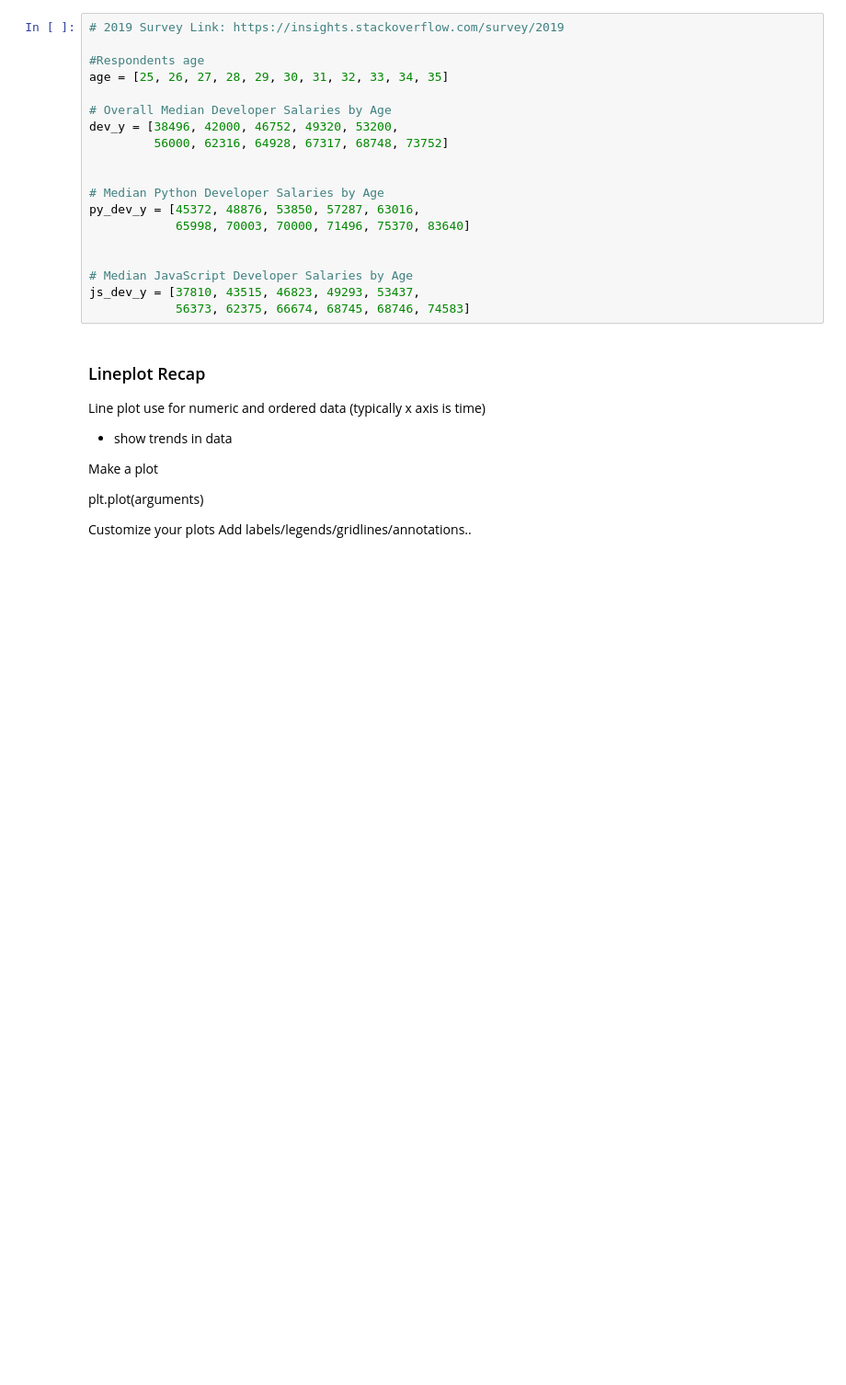
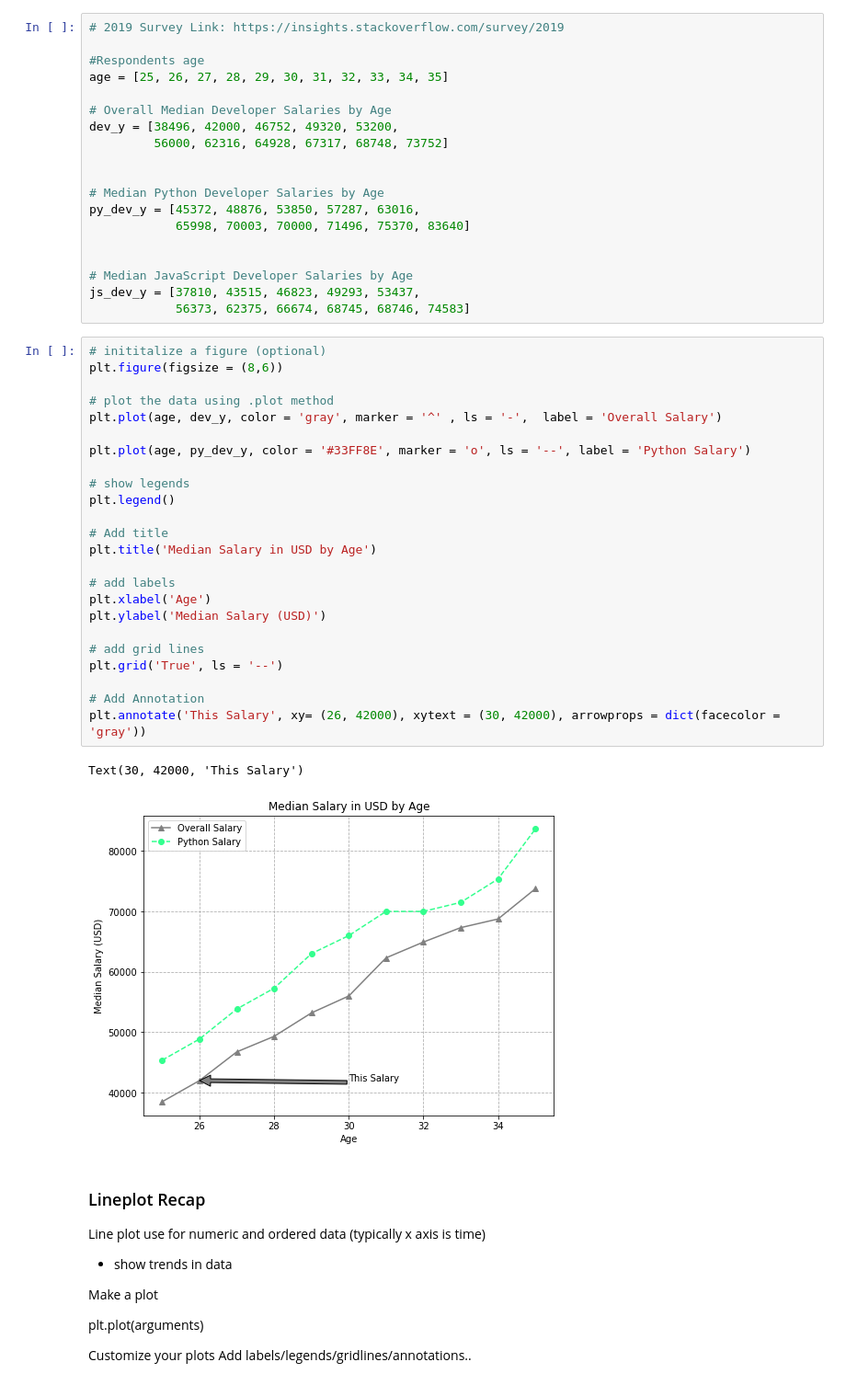
Before and after one commit to CodeupClassroom/jemison-data-science-libraries, a Jupyter notebook: jemison-matplotlib-lesson.ipynb, the cells around one changed output. Shown: that part at 92% size. Saved outputs shown, nothing was run; the diff lists cells and outputs as text; blank space fills up the shorter version.

```diff
--- a/jemison-matplotlib-lesson.ipynb
+++ b/jemison-matplotlib-lesson.ipynb
@@ -72,6 +87,33 @@ py_dev_y = [45372, 48876, 53850, 57287, 63016,
 # Median JavaScript Developer Salaries by Age
 js_dev_y = [37810, 43515, 46823, 49293, 53437,
             56373, 62375, 66674, 68745, 68746, 74583]
+# %%
+# inititalize a figure (optional)
+plt.figure(figsize = (8,6))
+
+# plot the data using .plot method
+plt.plot(age, dev_y, color = 'gray', marker = '^' , ls = '-',  label = 'Overall Salary')
+
+plt.plot(age, py_dev_y, color = '#33FF8E', marker = 'o', ls = '--', label = 'Python Salary')
+
+# show legends
+plt.legend()
+
+# Add title
+plt.title('Median Salary in USD by Age')
+
+# add labels
+plt.xlabel('Age')
+plt.ylabel('Median Salary (USD)')
+
+# add grid lines
+plt.grid('True', ls = '--')
+
+# Add Annotation
+plt.annotate('This Salary', xy= (26, 42000), xytext = (30, 42000), arrowprops = dict(facecolor = 'gray'))
+# %% [output]
+Text(30, 42000, 'This Salary')
+[figure, added]
 # %% [markdown]
 ### Lineplot Recap
 Line plot
```
Also changed, not shown: parts of 13 cells of this notebook.
